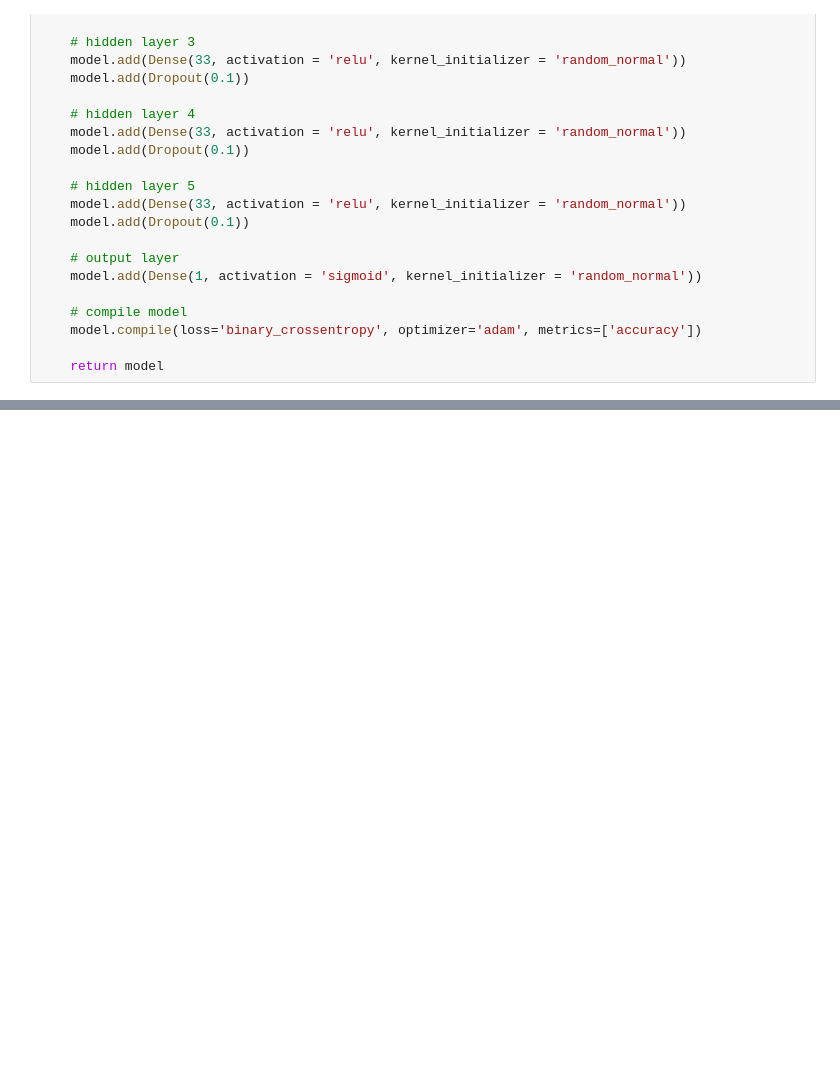
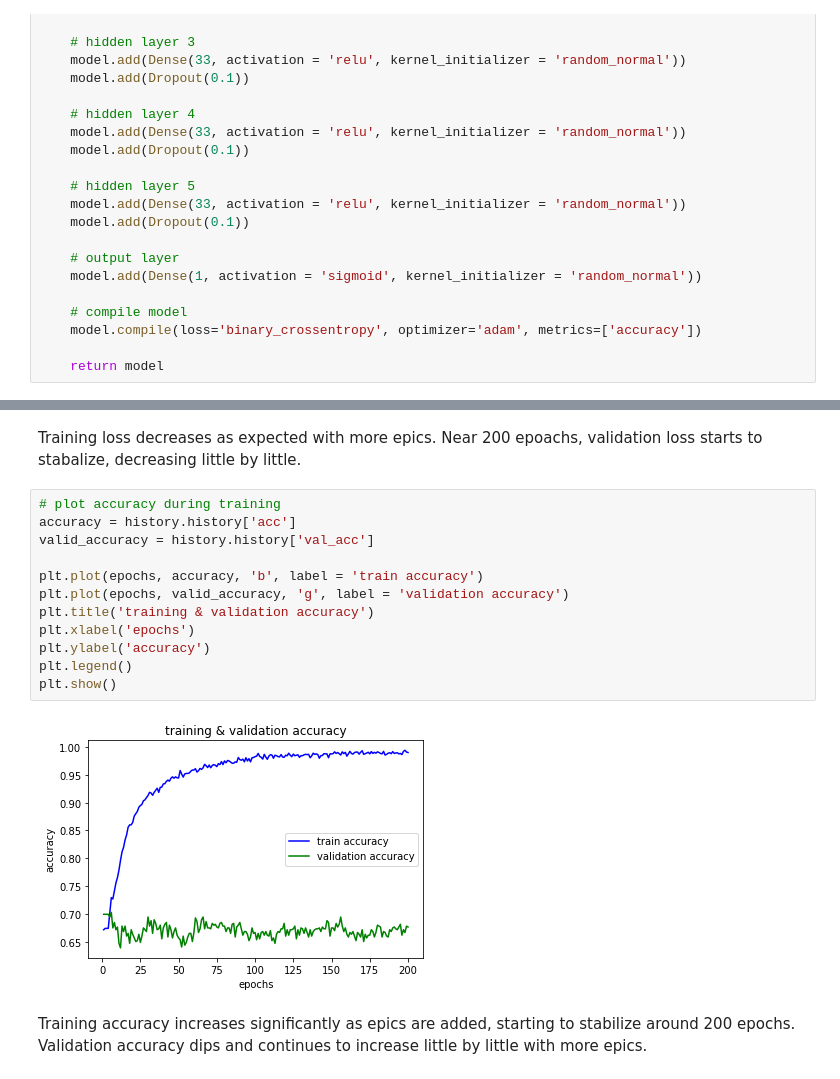
Before and after one commit to hi-khristine/msca31008, a Jupyter notebook: models/SVM_SGD_NN_UFC.ipynb, the cells around one changed output, grey strips where cells are left out. Cells and saved outputs as stored; diff of their text form; blank space fills up the shorter version.

```diff
--- a/models/SVM_SGD_NN_UFC.ipynb
+++ b/models/SVM_SGD_NN_UFC.ipynb
@@ -802,2 +844,20 @@ print(grid_search_2_fit.best_score_, grid_search_2_fit.best_params_)
+# %% [markdown]
+Training loss decreases as expected with more epics. Near 200 epoachs, validation loss starts to stabalize, decreasing little by little.
+# %%
+# plot accuracy during training
+accuracy = history.history['acc']
+valid_accuracy = history.history['val_acc']
+
+plt.plot(epochs, accuracy, 'b', label = 'train accuracy')
+plt.plot(epochs, valid_accuracy, 'g', label = 'validation accuracy')
+plt.title('training & validation accuracy')
+plt.xlabel('epochs')
+plt.ylabel('accuracy')
+plt.legend()
+plt.show()
+# %% [output]
+[figure, added]
+# %% [markdown]
+Training accuracy increases significantly as epics are added, starting to stabilize around 200 epochs. Validation accuracy dips and continues to increase little by little with more epics.
 # %%
 # evaluate NN on test set
```
Also changed, not shown: parts of 42 cells of this notebook.
